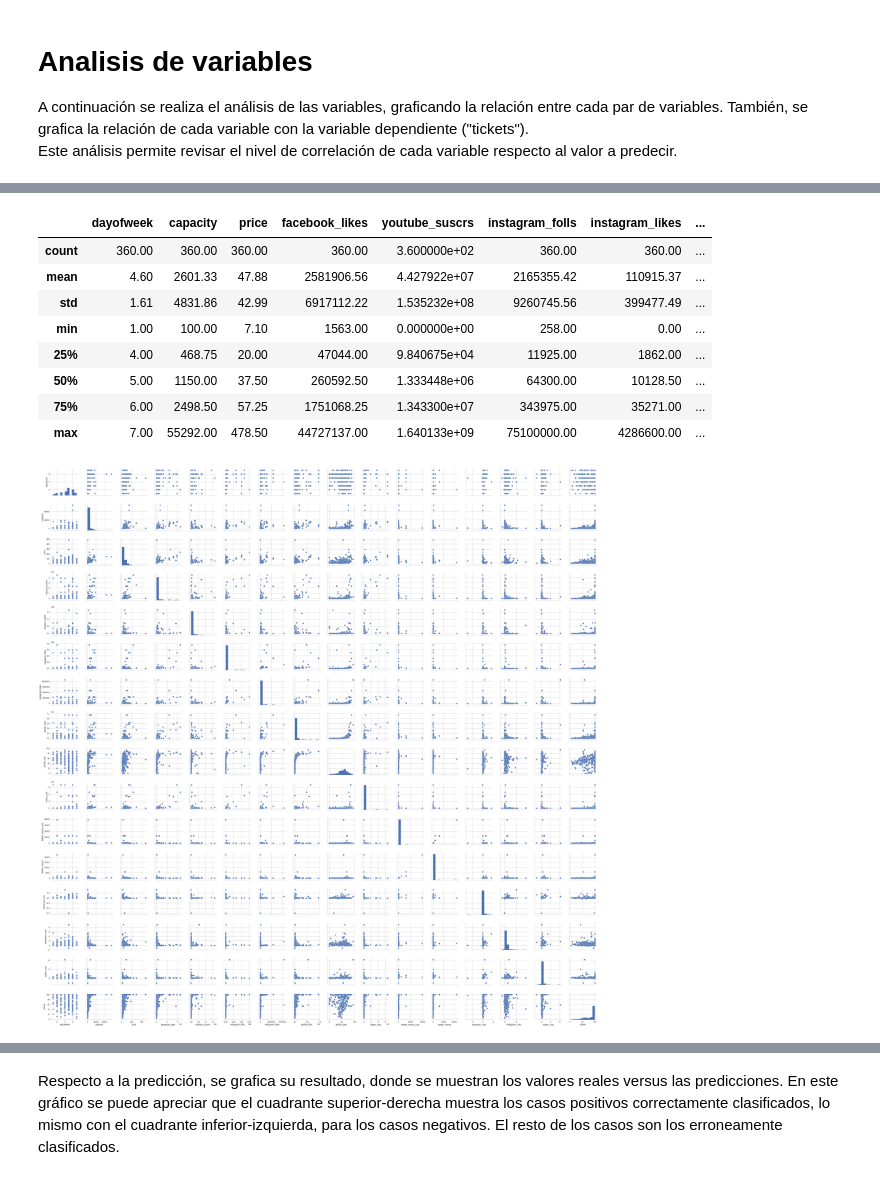
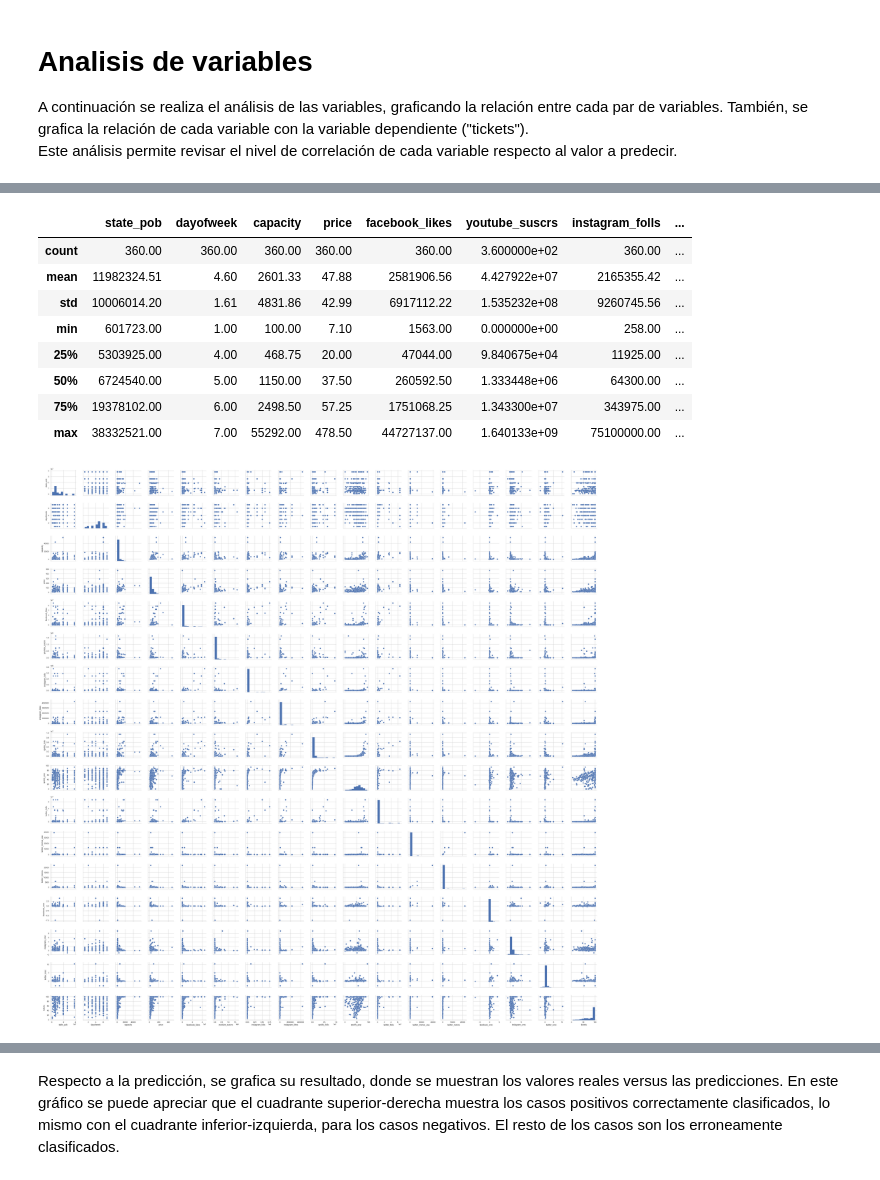
Before and after one commit to danielgomezm/diplomado, a Jupyter notebook: rrss_regression.ipynb, the cells around one changed output, grey strips where cells are left out. Drawn from its saved outputs; the diff is of its cells as text; code cells hidden in the pictures.

```diff
--- a/rrss_regression.ipynb
+++ b/rrss_regression.ipynb
@@ -79 +94,11 @@ models['gradient']     = GradientBoostingRegressor()
 En primer lugar se realiza la carga de datos, separando los conjuntos de entrenamiento y test, y extrayendo la variable dependiente (values). Se determinó utilizar una separación del conjunto de datos, destinando un 10% de la muestra para test, y el 90% restante para entrenamiento.
+# %%
+# carga de datos y seleccion de variables
+
+dataset = pd.read_csv('/home/dgomez/rrss_pob_filtrado.csv')
+print "count: " + str(dataset['tickets'].count())
+print "mean: " + str(dataset['tickets'].mean())
+print "std: " + str(dataset['tickets'].std())
+#dataset = dataset.replace(np.NaN, 0)
+total = len(dataset)
+size = int(0.90 * total)
@@ -80,29 +109,20 @@ En primer lugar se realiza la carga de datos, separando los conjuntos de entrena
 # %%
-# carga de datos y seleccion de variables
-dataset = pd.read_csv('http://www.danielgomez.cl/tmp/rrss_new_filtrado.csv')
-print "count: " + str(dataset['tickets'].count())
-print "mean: " + str(dataset['tickets'].mean())
-print "std: " + str(dataset['tickets'].std())
-#dataset = dataset.replace(np.NaN, 0)
-total = len(dataset)
-size = int(0.90 * total)
+# seleccion de variables
+
 mapper = sp.DataFrameMapper([
-    ('state', LabelBinarizer()),
     ('dayofweek', LabelBinarizer()),
-    (['price', 'capacity', 'facebook_likes', 'youtube_suscrs',
+    (['state_pob', 'capacity', 'price', 'facebook_likes', 'youtube_suscrs',
     'instagram_folls', 'instagram_likes', 'spotify_folls', 'spotify_pop',
     'twitter_folls', 'twitter_mencs_usa', 'twitter_mencs',
      'facebook_crec', 'instagram_crec', 'twitter_crec'], StandardScaler())
     ])
-#X = dataset[['dayofweek', 'capacity', 'price',
-X = dataset[['state', 'dayofweek', 'capacity', 'price',
+X = dataset[['state_pob', 'dayofweek', 'capacity', 'price',
         'facebook_likes', 'youtube_suscrs',
         'instagram_folls', 'instagram_likes',
         'spotify_folls', 'spotify_pop',
         'twitter_folls', 'twitter_mencs_usa', 'twitter_mencs',
         'facebook_crec', 'instagram_crec', 'twitter_crec']]
-#Xy = dataset[['dayofweek', 'capacity', 'price',
-Xy = dataset[['state', 'dayofweek', 'capacity', 'price',
+Xy = dataset[['state_pob', 'dayofweek', 'capacity', 'price',
         'facebook_likes', 'youtube_suscrs',
         'instagram_folls', 'instagram_likes',
         'spotify_folls', 'spotify_pop',
@@ -110,4 +130,3 @@ Xy = dataset[['state', 'dayofweek', 'capacity', 'price',
         'facebook_crec', 'instagram_crec', 'twitter_crec', 'tickets']]
 X = mapper.fit_transform(X) # numpy.ndarray
 y = dataset['tickets'] # dataframe
-X_train, X_test, y_train, y_test = train_test_split(X, y, train_size=0.8)
@@ -144,24 +153,25 @@ Xy[0:20]
 # %%
 Xy.describe().round(decimals=2)
 # %% [output]
-|  | dayofweek | capacity | price | facebook_likes | youtube_suscrs | instagram_folls | instagram_likes | ... |
-| count | 360.00 | 360.00 | 360.00 | 360.00 | 3.600000e+02 | 360.00 | 360.00 | ... |
-| mean | 4.60 | 2601.33 | 47.88 | 2581906.56 | 4.427922e+07 | 2165355.42 | 110915.37 | ... |
-| std | 1.61 | 4831.86 | 42.99 | 6917112.22 | 1.535232e+08 | 9260745.56 | 399477.49 | ... |
-| min | 1.00 | 100.00 | 7.10 | 1563.00 | 0.000000e+00 | 258.00 | 0.00 | ... |
-| 25% | 4.00 | 468.75 | 20.00 | 47044.00 | 9.840675e+04 | 11925.00 | 1862.00 | ... |
-| 50% | 5.00 | 1150.00 | 37.50 | 260592.50 | 1.333448e+06 | 64300.00 | 10128.50 | ... |
-| 75% | 6.00 | 2498.50 | 57.25 | 1751068.25 | 1.343300e+07 | 343975.00 | 35271.00 | ... |
-| max | 7.00 | 55292.00 | 478.50 | 44727137.00 | 1.640133e+09 | 75100000.00 | 4286600.00 | ... |
+|  | state_pob | dayofweek | capacity | price | facebook_likes | youtube_suscrs | instagram_folls | ... |
+| count | 360.00 | 360.00 | 360.00 | 360.00 | 360.00 | 3.600000e+02 | 360.00 | ... |
+| mean | 11982324.51 | 4.60 | 2601.33 | 47.88 | 2581906.56 | 4.427922e+07 | 2165355.42 | ... |
+| std | 10006014.20 | 1.61 | 4831.86 | 42.99 | 6917112.22 | 1.535232e+08 | 9260745.56 | ... |
+| min | 601723.00 | 1.00 | 100.00 | 7.10 | 1563.00 | 0.000000e+00 | 258.00 | ... |
+| 25% | 5303925.00 | 4.00 | 468.75 | 20.00 | 47044.00 | 9.840675e+04 | 11925.00 | ... |
+| 50% | 6724540.00 | 5.00 | 1150.00 | 37.50 | 260592.50 | 1.333448e+06 | 64300.00 | ... |
+| 75% | 19378102.00 | 6.00 | 2498.50 | 57.25 | 1751068.25 | 1.343300e+07 | 343975.00 | ... |
+| max | 38332521.00 | 7.00 | 55292.00 | 478.50 | 44727137.00 | 1.640133e+09 | 75100000.00 | ... |
 # %%
 # grafico de variables
-data_df = pd.DataFrame(Xy, columns=['dayofweek', 'capacity', 'price', 'facebook_likes','youtube_suscrs','instagram_folls','instagram_likes','spotify_folls','spotify_pop','twitter_folls','twitter_mencs_usa','twitter_mencs', 'facebook_crec', 'instagram_crec', 'twitter_crec', 'tickets'])
+
+data_df = pd.DataFrame(Xy, columns=['state_pob', 'dayofweek', 'capacity', 'price', 'facebook_likes','youtube_suscrs','instagram_folls','instagram_likes','spotify_folls','spotify_pop','twitter_folls','twitter_mencs_usa','twitter_mencs', 'facebook_crec', 'instagram_crec', 'twitter_crec', 'tickets'])
 sns.set(style='whitegrid', context='notebook')
 features_plot = data_df.columns
 data_df[0:10]
-sns.pairplot(data_df)#, size=2.0);
+sns.pairplot(data_df)#, kind='reg')#, size=2.0);
 plt.tight_layout()
 # %% [output]
-[figure, old version]
+[figure, new version]
 # %%
 # correlacion entre variables
```
Also changed, not shown: parts of 34 cells of this notebook.
